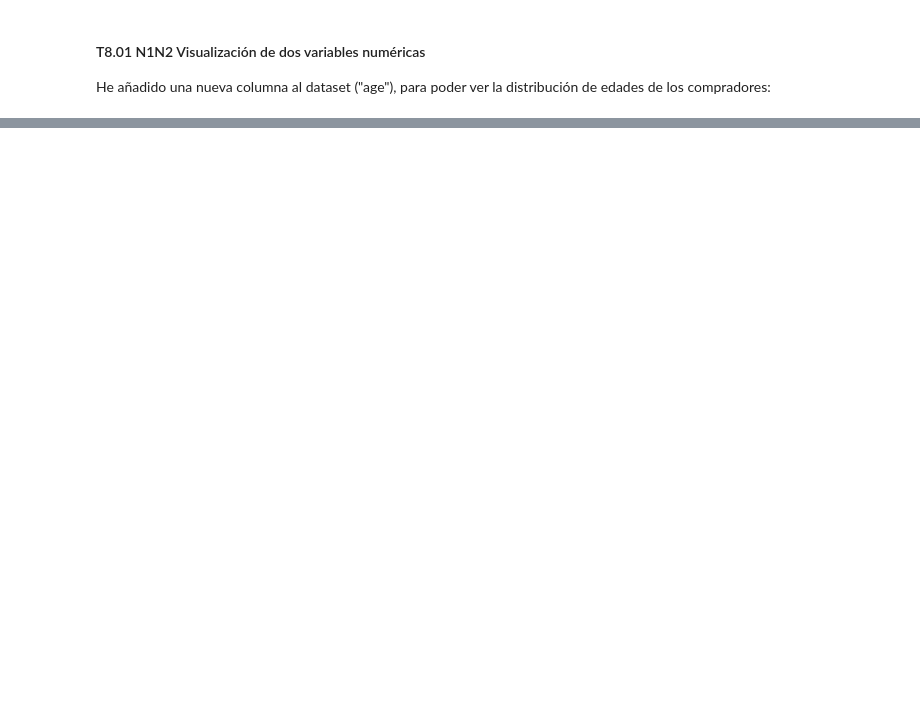
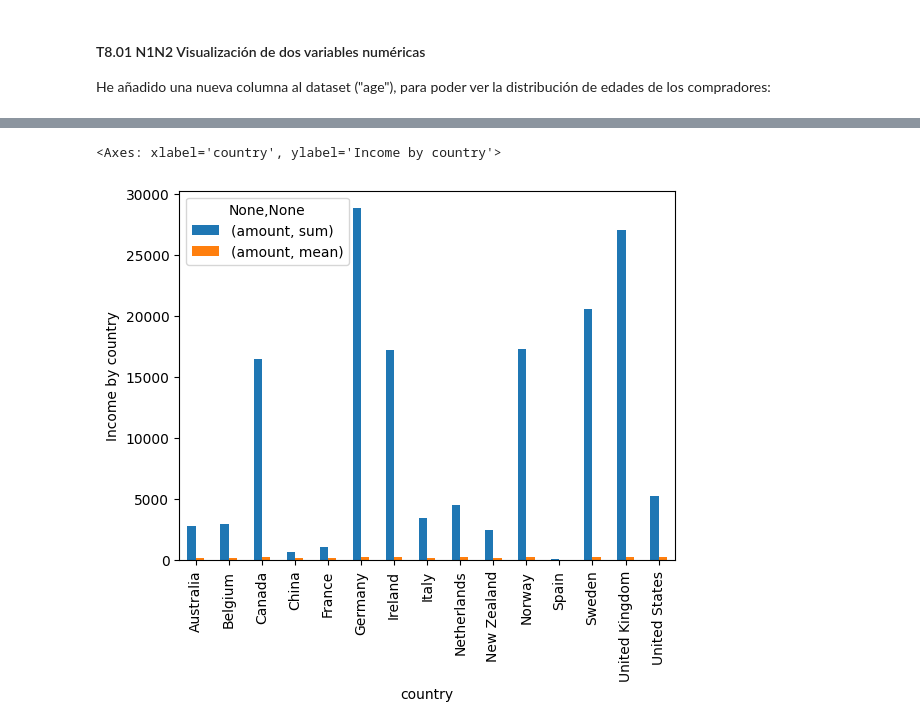
Before and after one commit to mlopezgva/it-academy-mlg, a Jupyter notebook: SPRINT8/Sprint_8.ipynb, the cells around one changed output, grey strips where cells are left out. Saved outputs shown, nothing was run; the diff lists cells and outputs as text; code cells hidden in the pictures; blank space fills up the shorter version.

```diff
--- a/SPRINT8/Sprint_8.ipynb
+++ b/SPRINT8/Sprint_8.ipynb
@@ -163,0 +161,11 @@ sin embargo, lo correcto debería ser extraer solo los datos de la tabla, y "pro
+# %%
+db_connect()
+
+if db and db.is_connected:
+    if 'co_df' not in globals() or type(co_df) is not pd.core.frame.DataFrame:
+        load_tables()
+tr_df.head()
+co_df.head()
+cotr_df = co_df.merge(tr_df, how='inner', on='company_id')
+
+cotr_df.head()
@@ -163,0 +179,6 @@ sin embargo, lo correcto debería ser extraer solo los datos de la tabla, y "pro
+# %%
+company_amounts = cotr_df.get(['country', 'amount']).groupby('country').agg(['sum', 'mean'])
+company_amounts.plot.bar(ylabel="Income by country")
+# %% [output]
+<Axes: xlabel='country', ylabel='Income by country'>
+[figure, added]
```
Also changed, not shown: parts of 9 cells of this notebook, 1 other file.
